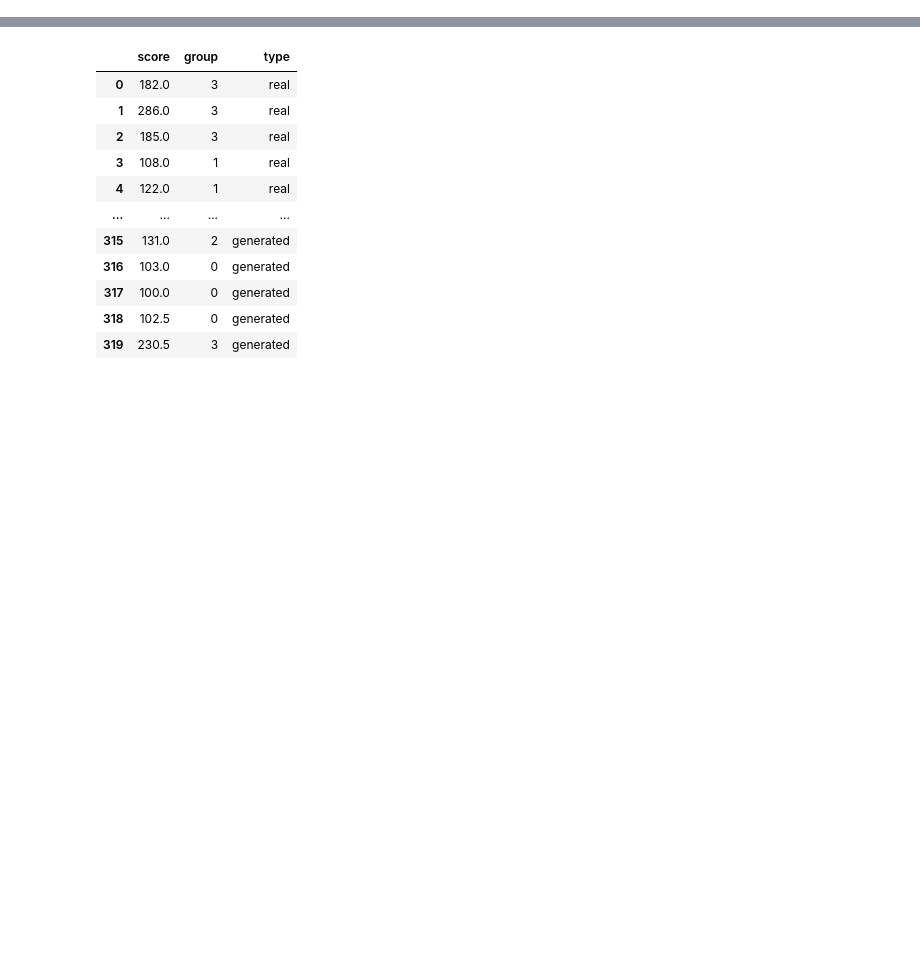
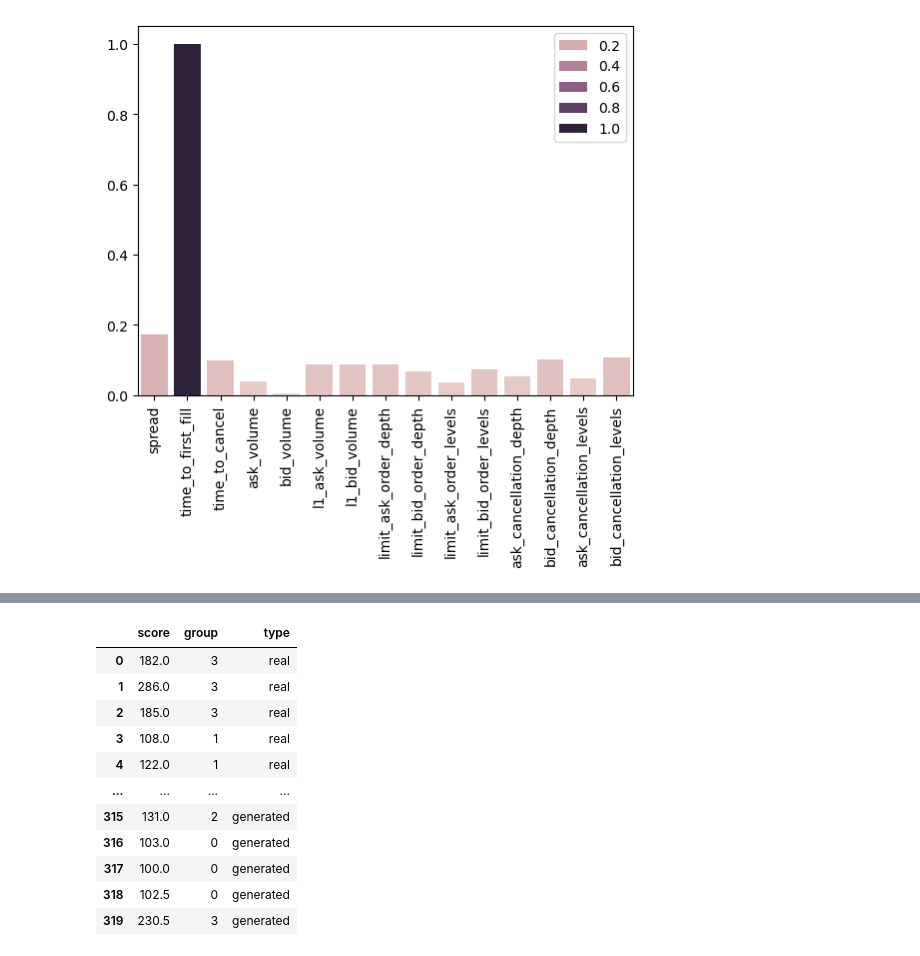
Before and after one commit to peernagy/lob_bench, a Jupyter notebook: benchmark.ipynb, the cells around one changed output, grey strips where cells are left out. Cells and saved outputs as stored; diff of their text form; code cells hidden in the pictures; blank space fills up the shorter version.

```diff
--- a/benchmark.ipynb
+++ b/benchmark.ipynb
@@ -108,6 +108,7 @@ scoring_config_dict = {
 }
 # %%
 scores = {}
+plot_fns = {}
 for score_name, score_config in scoring_config_dict.items():
 
     kwargs = {
@@ -121,7 +122,7 @@ for score_name, score_config in scoring_config_dict.items():
     if (kwargs["quantiles"] is None) and (kwargs["n_bins"] is None) and (kwargs["thresholds"] is None):
         kwargs["quantiles"] = [0.25, 0.5, 0.75]
 
-    scores[score_name] = \
+    scores[score_name], plot_fns[score_name] = \
         scoring.calc_metric(loader, score_config["fn"], metrics.l1_by_group, **kwargs)
 # %%
 scores
@@ -143,0 +169,16 @@ scores
+# %%
+import matplotlib.pyplot as plt
+import seaborn as sns
+
+# pal = sns.color_palette("rocket", len(scores))
+y = np.array(list(scores.values()))
+# rank = y.argsort().argsort()
+b = sns.barplot(
+    x=list(scores.keys()),
+    y=y,
+    hue=y,
+    # palette=np.array(pal[::-1])[rank]
+)
+_ = plt.xticks(rotation=90)
+# %% [output]
+[figure, added]
```
Also changed, not shown: parts of 7 cells of this notebook, 1 other file.
